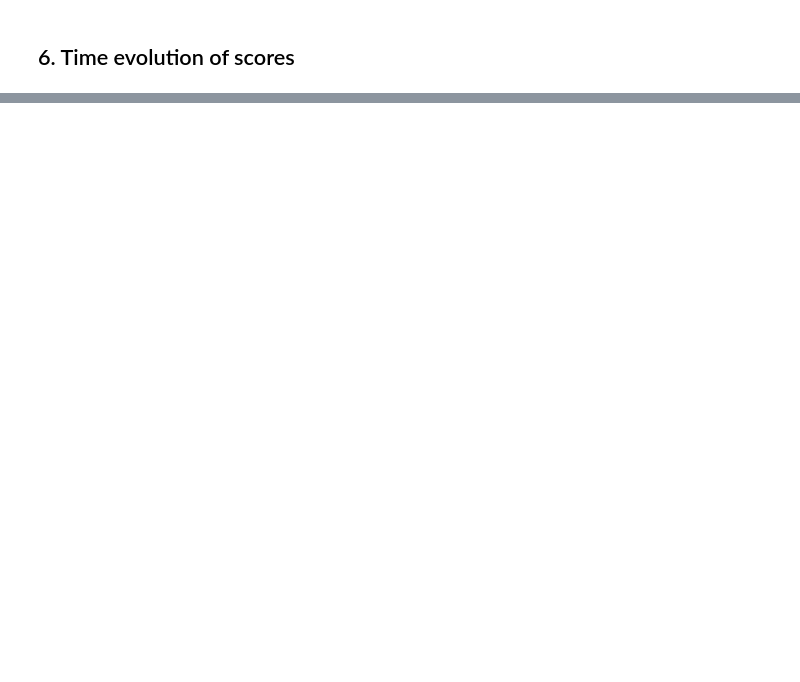
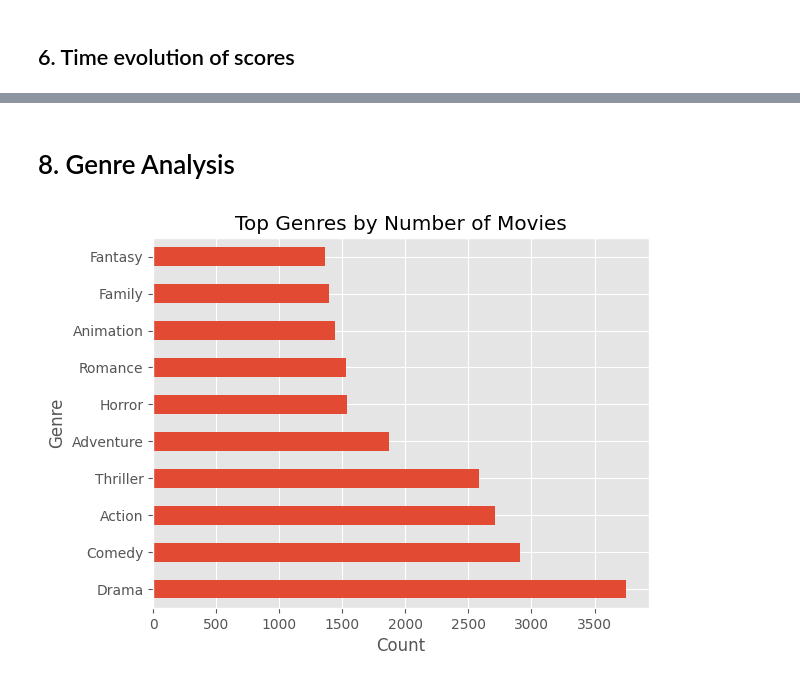
Before and after one commit to mmendizabalriano/IMDb-movie-analysis, a Jupyter notebook: notebooks/imdb-movies.ipynb, the cells around one changed output, grey strips where cells are left out. Drawn from its saved outputs; the diff is of its cells as text; code cells hidden in the pictures; blank space fills up the shorter version.

```diff
--- a/notebooks/imdb-movies.ipynb
+++ b/notebooks/imdb-movies.ipynb
@@ -74,0 +84,20 @@ dtype: int64
+# %% [markdown]
+# 8. Genre Analysis
+# %%
+# Split multi-genre entries to enable per-genre analysis
+df["genre"] = df["genre"].str.split(",")
+df = df.explode("genre")
+df["genre"] = df["genre"].str.strip()
+# Identify dominant genres in terms of volume
+genre_count = df["genre"].value_counts().head(10)
+
+plt.figure()
+genre_count.plot(kind="barh")
+
+plt.title("Top Genres by Number of Movies")
+plt.xlabel("Count")
+plt.ylabel("Genre")
+
+plt.show()
+# %% [output]
+[figure, added]
```
Also changed, not shown: parts of 14 cells of this notebook, 2 other files.
